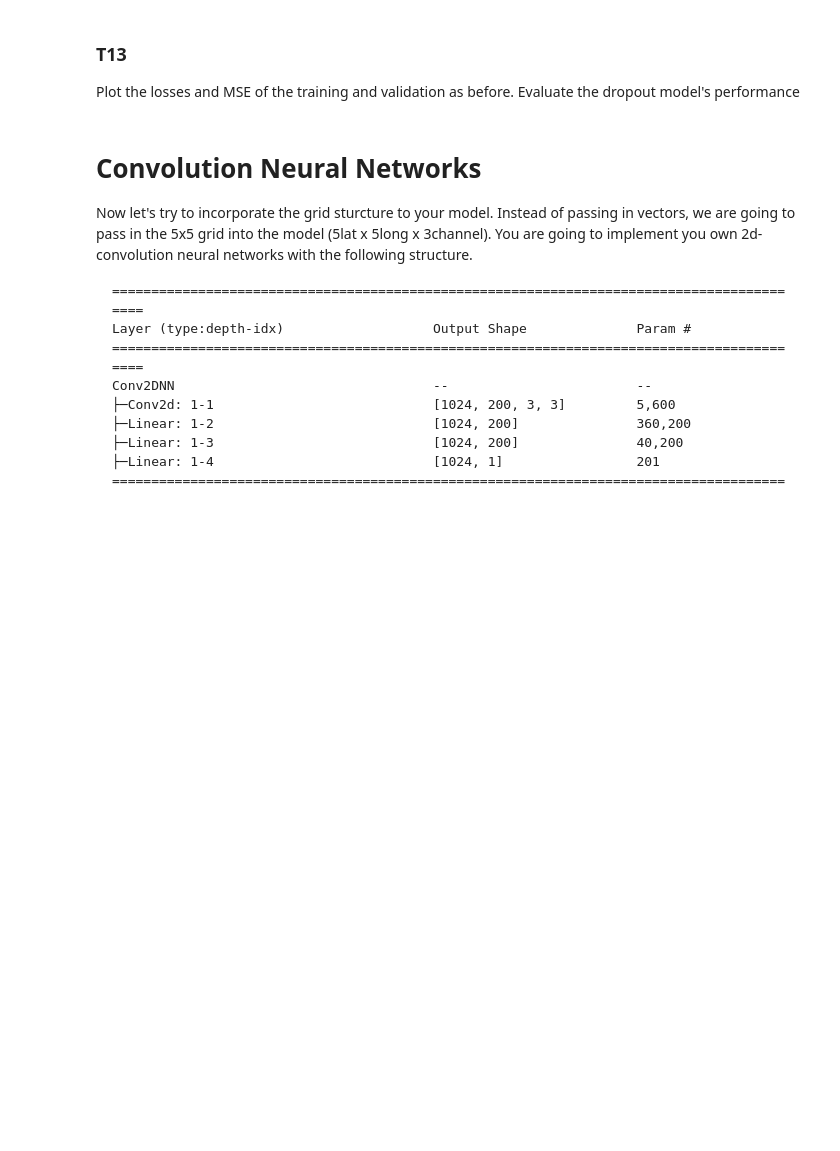
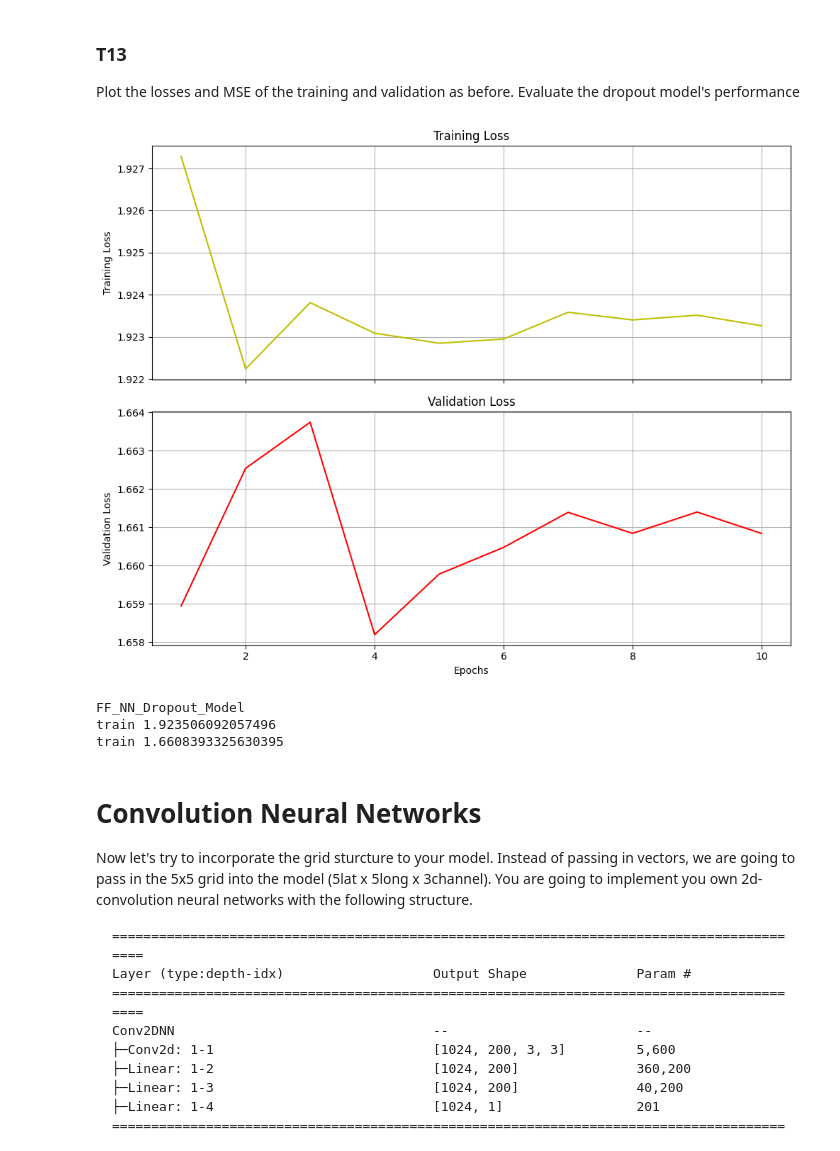
Before and after one commit to Mysterioucz/2110573-Pattern-Recognition, a Jupyter notebook: assignment/hw5/HW5_Precipitation_Nowcasting_PyTorch_Student_2026.ipynb, the cells around one changed output. Saved outputs shown, nothing was run; the diff lists cells and outputs as text; code cells hidden in the pictures; blank space fills up the shorter version.

```diff
--- a/assignment/hw5/HW5_Precipitation_Nowcasting_PyTorch_Student_2026.ipynb
+++ b/assignment/hw5/HW5_Precipitation_Nowcasting_PyTorch_Student_2026.ipynb
@@ -888,0 +897,22 @@ print('start training ff dropout')
+# %%
+################################################################################
+# T11:                                                                     #
+# Write a feedforward model with dropout                                       #
+################################################################################
+#                            WRITE YOUR CODE BELOW                             #
+################################################################################
+class FeedForwardNNDropOut(nn.Module):
+    def __init__(self, hidden_size=200):
+        super(FeedForwardNNDropOut, self).__init__()
+        self.ff1 = nn.Linear(75, hidden_size)
+        self.ff2 = nn.Linear(hidden_size, hidden_size)
+        self.ff3 = nn.Linear(hidden_size, hidden_size)
+        self.out = nn.Linear(hidden_size, 1)
+        self.dropout = nn.Dropout(p=0.2)
+
+    def forward(self, x):
+        hd1 = self.dropout(F.relu(self.ff1(x)))
+        hd2 = self.dropout(F.relu(self.ff2(hd1)))
+        y = self.dropout(F.relu(self.ff3(hd2)))
+        y = self.out(y)
+        return y.reshape(-1, 1)
@@ -897,3 +1069,35 @@ Plot the losses and MSE of the training and validation as before. Evaluate the d
+# %%
+# Plot here
+epochs = range(1, len(train_losses) + 1)
+
+fig, (ax1, ax2) = plt.subplots(2, 1, figsize=(10, 8), sharex=True)
+
+# Top plot: Training
+ax1.plot(epochs, train_losses, "y-")
+ax1.set_ylabel("Training Loss")
+ax1.set_title("Training Loss")
+ax1.grid(True)
+
+# Bottom plot: Validation
+ax2.plot(epochs, val_losses, "r-")
+ax2.set_ylabel("Validation Loss")
+ax2.set_xlabel("Epochs")
+ax2.set_title("Validation Loss")
+ax2.grid(True)
+
+plt.tight_layout()
+plt.show()
+# %% [output]
+[figure, added]
+# %%
+# Evaluate
+print("FF_NN_Dropout_Model")
+print("train", evaluate(train_loader, model_ff_dropout))
+print("train", evaluate(val_loader, model_ff_dropout))
+# %% [output]
+FF_NN_Dropout_Model
+train 1.923506092057496
+train 1.6608393325630395
 # %% [markdown]
 # Convolution Neural Networks
 Now let's try to incorporate the grid sturcture to your model. Instead of passing in vectors, we are going to pass in the 5x5 grid into the model (5lat x 5long x 3channel). You are going to implement you own 2d-convolution neural networks with the following structure.
```
Also changed, not shown: parts of 56 cells of this notebook, 35 other files.
